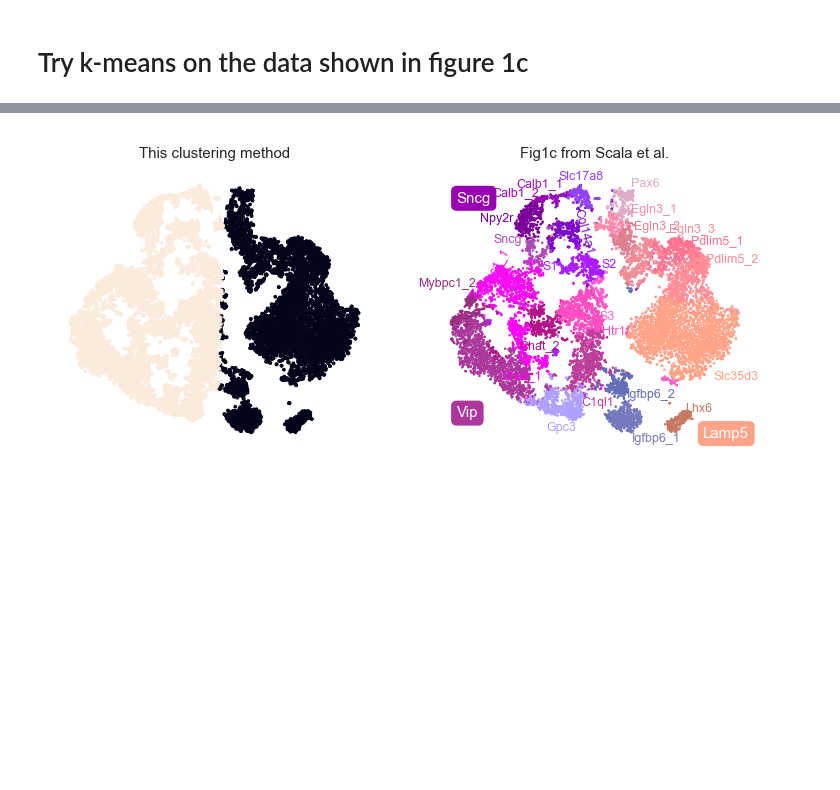
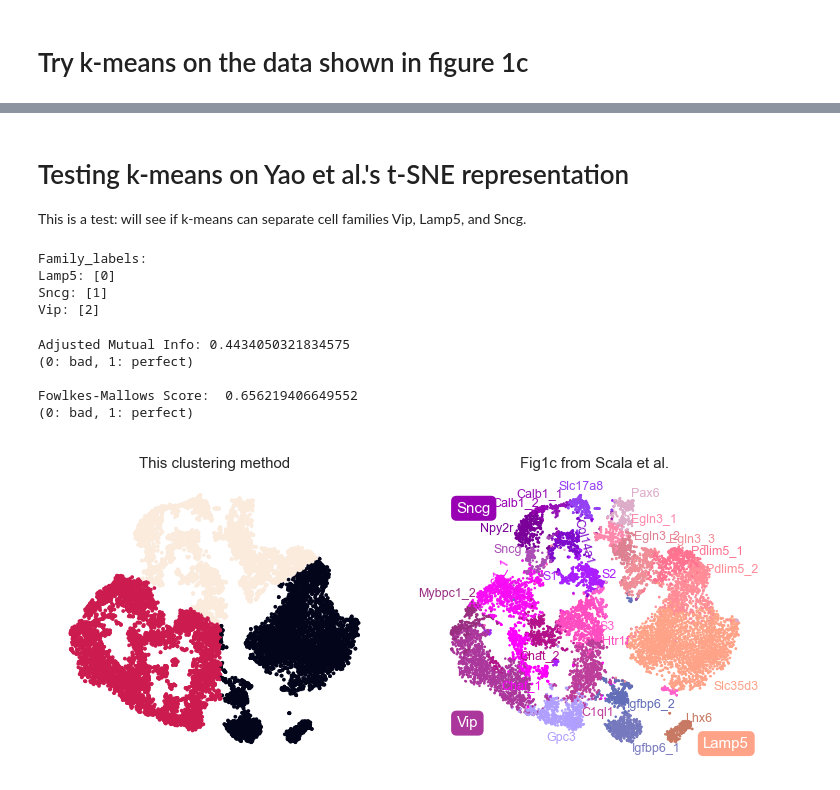
Before and after one commit to RyokoNod/Clustering_Neurons, a Jupyter notebook: code/scikit_clusterings/scikit_kmeans.ipynb, the cells around one changed output, grey strips where cells are left out. Cells and saved outputs as stored; diff of their text form; code cells hidden in the pictures; blank space fills up the shorter version.

```diff
--- a/code/scikit_clusterings/scikit_kmeans.ipynb
+++ b/code/scikit_clusterings/scikit_kmeans.ipynb
@@ -39,9 +40,27 @@ if (os.path.isfile(UMIcnt_path)==False) and (os.path.isfile(exintex_path)==False
     preprocess_figure_data(m1data['counts'], m1data['genes'], m1.exonCounts[subset,:], m1.intronCounts[subset,:],
                     m1.genes, m1.exonLengths, m1.intronLengths, UMI_fname=UMIcnt_path,
                     exint_fname=exintex_path)
+# %% [markdown]
+# Testing k-means on Yao et al.'s t-SNE representation
+This is a test: will see if k-means can separate cell families Vip, Lamp5, and Sncg.
+# %%
+family_names, family_codes = le_family_names(m1data)
+# %% [output]
+Family_labels:
+Lamp5: [0]
+Sncg: [1]
+Vip: [2]
 # %%
-test_kmeans = KMeans(n_clusters=2, random_state=0).fit_predict(Z)
+pred_family = KMeans(n_clusters=3, random_state=0).fit_predict(Z)
+# %%
+ami_family, fms_family = ami_and_fmscore(family_codes, pred_family)
+# %% [output]
+Adjusted Mutual Info: 0.4434050321834575
+(0: bad, 1: perfect)
+
+Fowlkes-Mallows Score:  0.656219406649552
+(0: bad, 1: perfect)
 # %%
-plot_sidebyside(test_kmeans, Z, m1data, title="This clustering method")
+plot_sidebyside(pred_family, Z, m1data, title="This clustering method")
 # %% [output]
-[figure, old version]
+[figure, new version]
```
Also changed, not shown: parts of 5 cells of this notebook, 1 other file.
